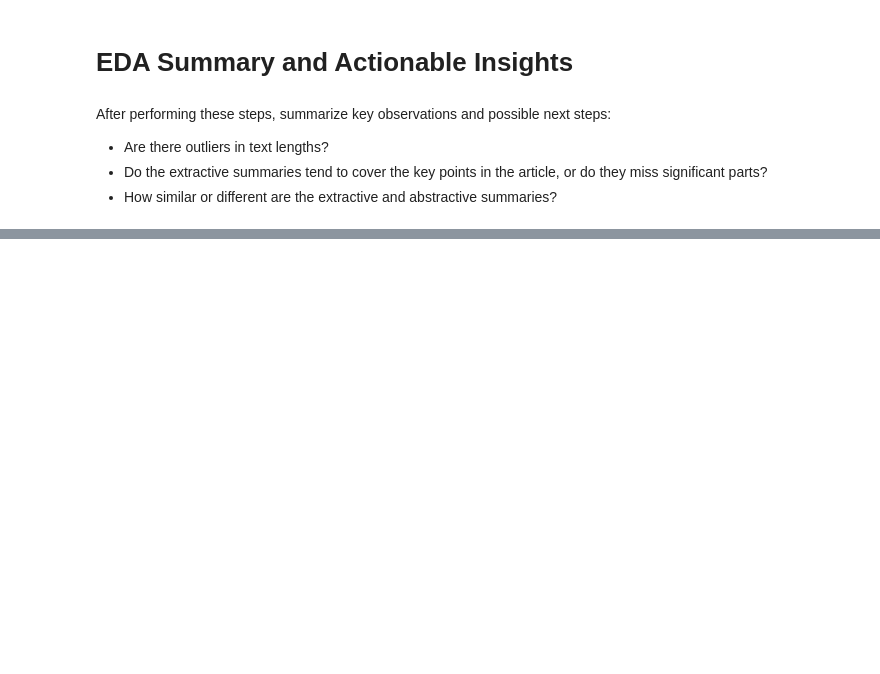
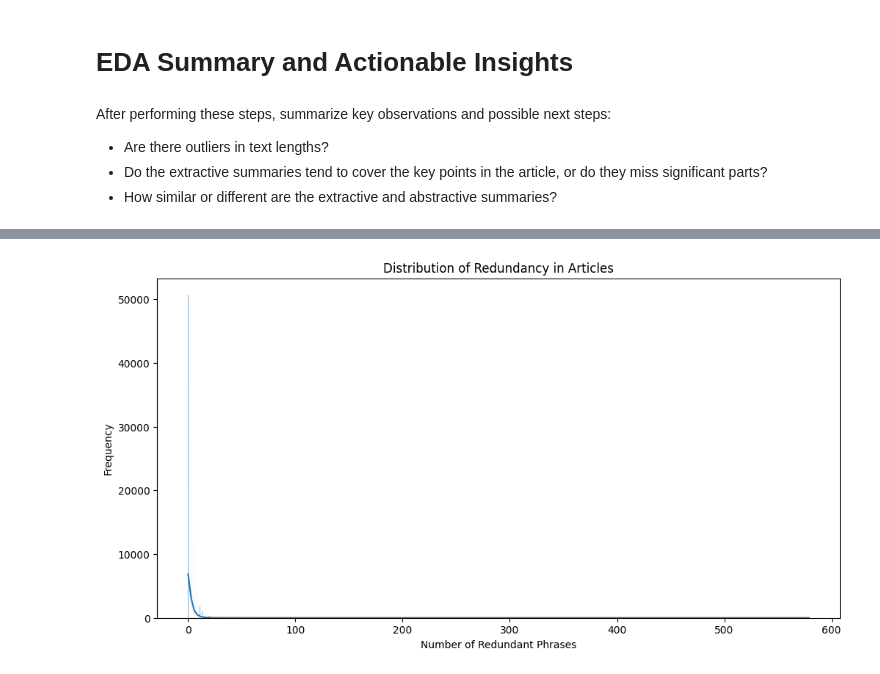
Before and after one commit to kairamilanifitria/NLP-Projects, a Jupyter notebook: Project 2 Text Summarization/Project2_EDA.ipynb, the cells around one changed output, grey strips where cells are left out. Drawn from its saved outputs; the diff is of its cells as text; code cells hidden in the pictures; blank space fills up the shorter version.

```diff
--- a/Project 2 Text Summarization/Project2_EDA.ipynb
+++ b/Project 2 Text Summarization/Project2_EDA.ipynb
@@ -193,0 +262,15 @@ After performing these steps, summarize key observations and possible next steps
+# %%
+from collections import Counter
+
+def find_redundancy(text, n_gram_size=3):
+    words = text.split()
+    n_grams = [' '.join(words[i:i+n_gram_size]) for i in range(len(words)-n_gram_size+1)]
+    n_gram_counter = Counter(n_grams)
+    redundant_phrases = {phrase: count for phrase, count in n_gram_counter.items() if count > 1}
+    return redundant_phrases
+
+# Apply to dataset
+train_df['redundancy'] = train_df['clean_article'].apply(find_redundancy)
+
+# Check redundancy results
+train_df[['clean_article', 'redundancy']].head()
@@ -193,0 +284,15 @@ After performing these steps, summarize key observations and possible next steps
+# %%
+
+
+# Count the number of redundant phrases in each article
+train_df['redundancy_count'] = train_df['redundancy'].apply(len)
+
+# Visualize the distribution of redundancy counts
+plt.figure(figsize=(12, 6))
+sns.histplot(train_df['redundancy_count'], kde=True)
+plt.title('Distribution of Redundancy in Articles')
+plt.xlabel('Number of Redundant Phrases')
+plt.ylabel('Frequency')
+plt.show()
+# %% [output]
+[figure, added]
```
Also changed, not shown: parts of 14 cells of this notebook.
